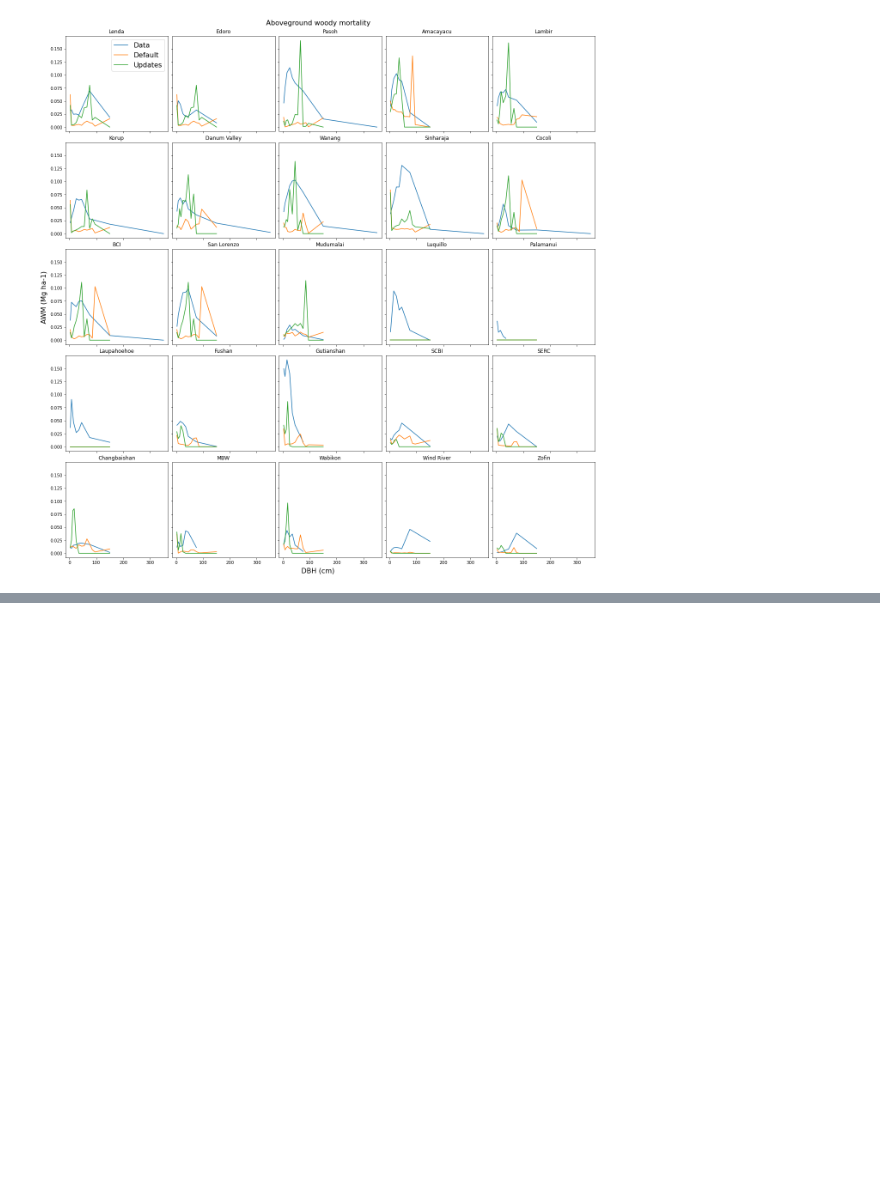
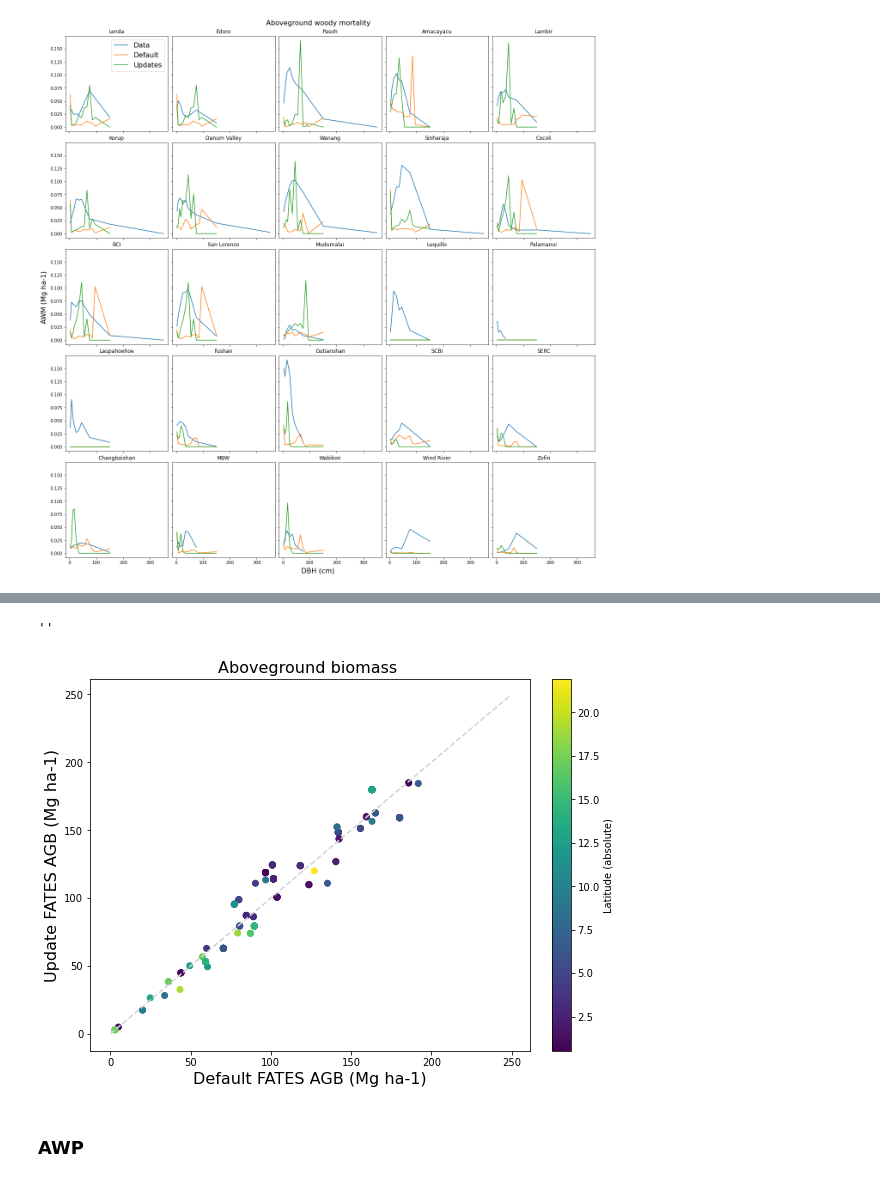
Before and after one commit to JessicaNeedham/FATES-plotting-scripts, a Jupyter notebook: nocomp_allometry_size_dists.ipynb, the cells around one changed output, grey strips where cells are left out. Drawn from its saved outputs; the diff is of its cells as text; code cells hidden in the pictures; blank space fills up the shorter version.

```diff
--- a/nocomp_allometry_size_dists.ipynb
+++ b/nocomp_allometry_size_dists.ipynb
@@ -226,0 +278,17 @@ Text(0.5, 0.01, 'DBH (cm)')
+# %%
+fig, ((fax0)) = plt.subplots(nrows=1, ncols=1, figsize=(8,6), sharey=True, constrained_layout=True)
+
+cs =  fax0.scatter(agbs_fates_gal, agbs_allom_fates_gal, c=abs(gal_lats), cmap='viridis')
+fax0.plot(np.arange(250), np.arange(250), linestyle='--',  color='lightgrey')
+fax0.set_title('Aboveground biomass ', fontsize=16)
+fax0.set_xlabel('Default FATES AGB (Mg ha-1)', fontsize=16)
+fax0.set_ylabel('Update FATES AGB (Mg ha-1)', fontsize=16)
+
+cbar =  plt.colorbar(cs, ax=fax0)
+cbar.set_label('Latitude (absolute)')
+;
+# %% [output]
+''
+[figure, added]
+# %% [markdown]
+### AWP
```
Also changed, not shown: parts of 19 cells of this notebook.
